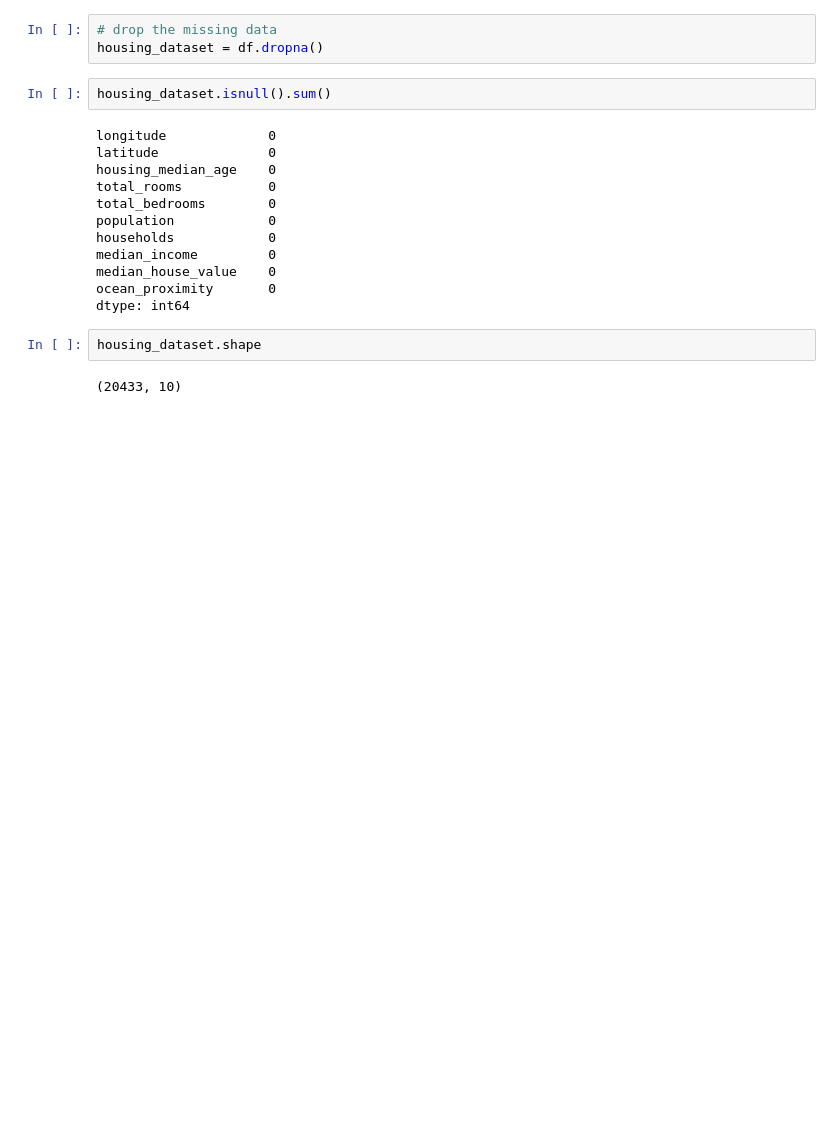
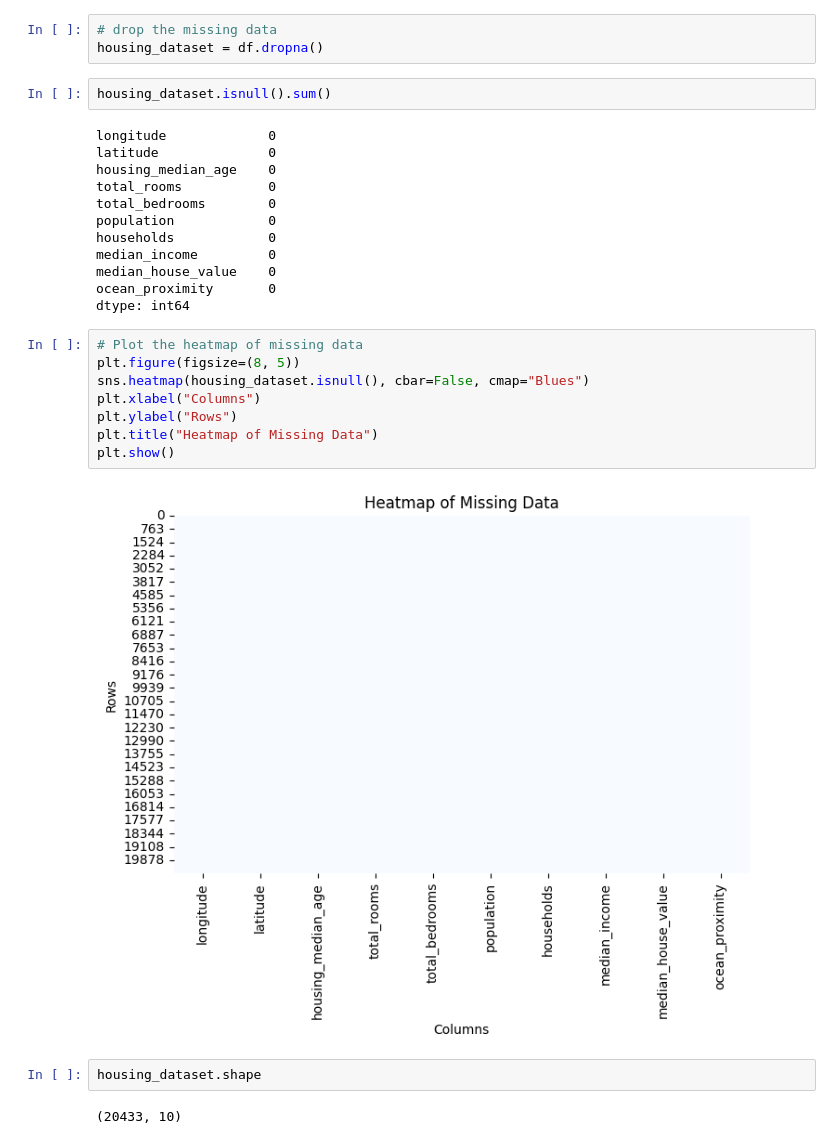
Before and after one commit to HalimaSun/ML_Regression_XGBoost, a Jupyter notebook: regression-model-XGBoost.ipynb, the cells around one changed output. Saved outputs shown, nothing was run; the diff lists cells and outputs as text; blank space fills up the shorter version.

```diff
--- a/regression-model-XGBoost.ipynb
+++ b/regression-model-XGBoost.ipynb
@@ -71,6 +108,16 @@ median_income         0
 median_house_value    0
 ocean_proximity       0
 dtype: int64
+# %%
+# Plot the heatmap of missing data
+plt.figure(figsize=(8, 5))
+sns.heatmap(housing_dataset.isnull(), cbar=False, cmap="Blues")
+plt.xlabel("Columns")
+plt.ylabel("Rows")
+plt.title("Heatmap of Missing Data")
+plt.show()
+# %% [output]
+[figure, added]
 # %%
 housing_dataset.shape
 # %% [output]
```
Also changed, not shown: parts of 22 cells of this notebook.
